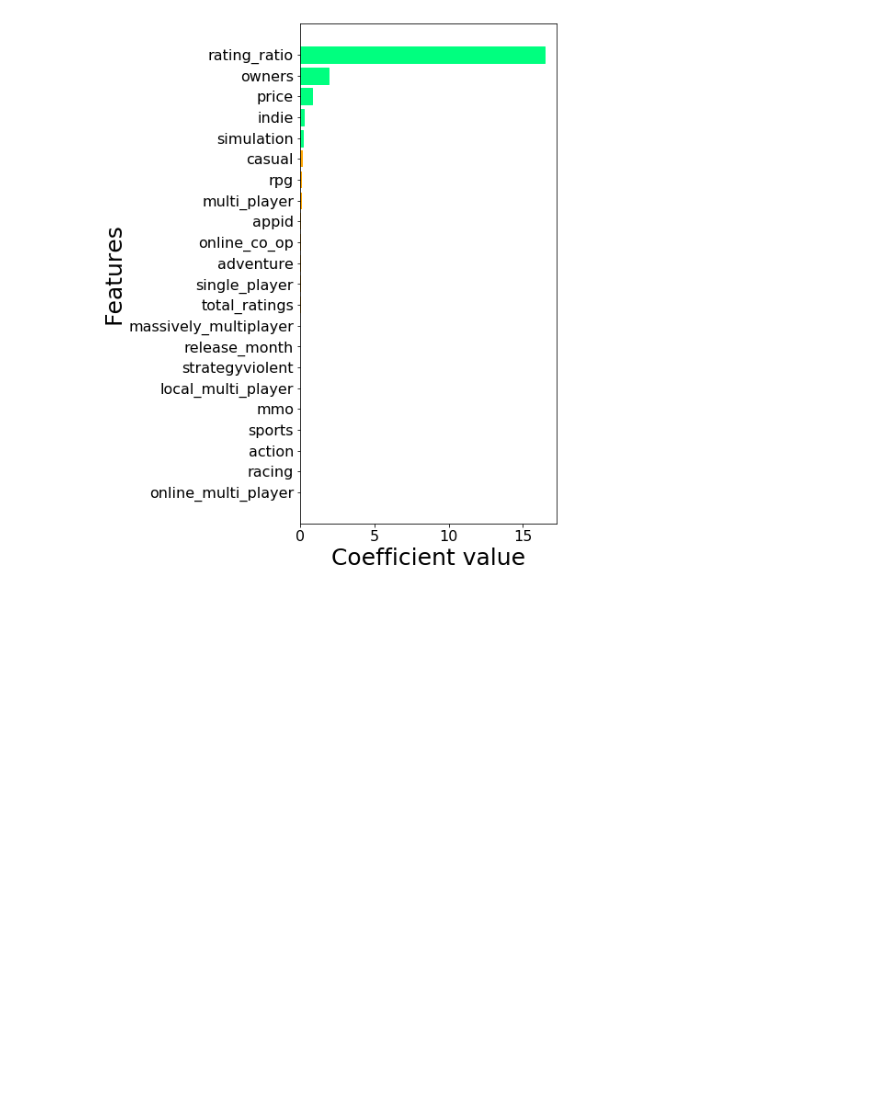
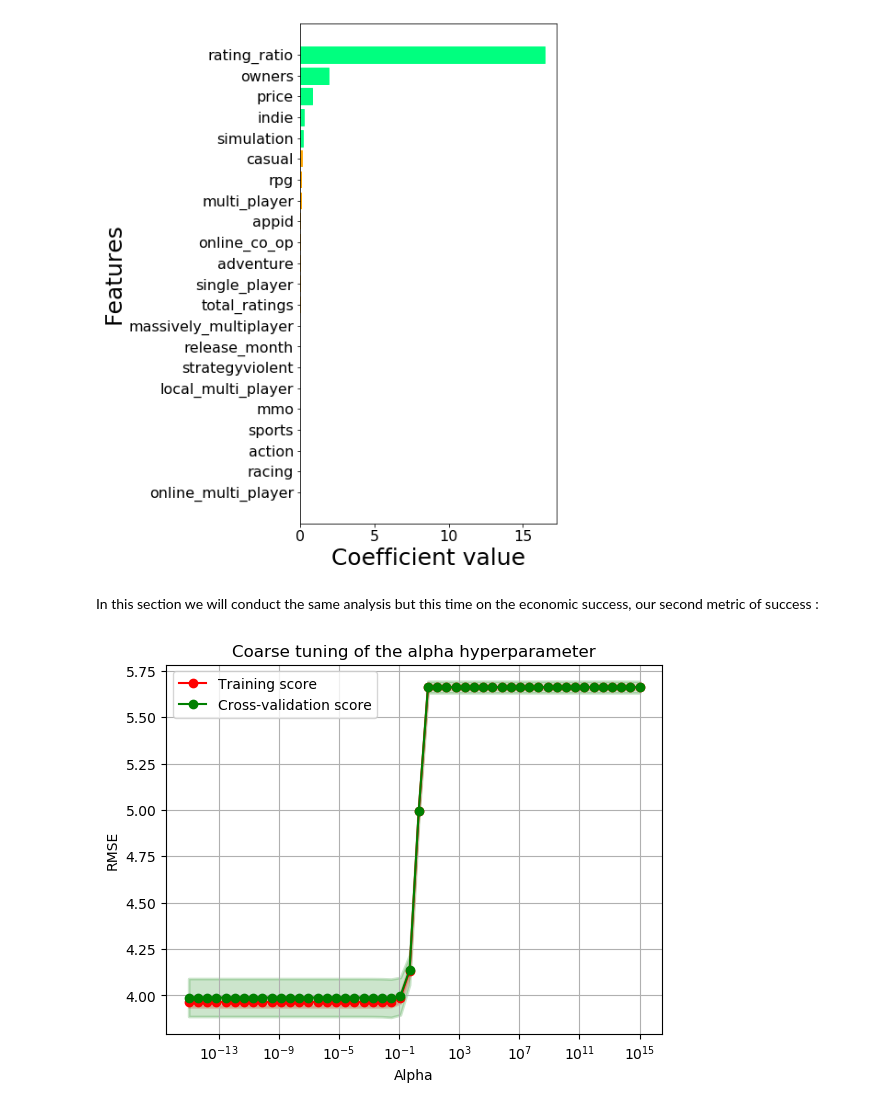
Before and after one commit to mikehdr/ntds_2019_team21, a Jupyter notebook: 4-exploration.ipynb, the cells around one changed output. Cells and saved outputs as stored; diff of their text form; code cells hidden in the pictures; blank space fills up the shorter version.

```diff
--- a/4-exploration.ipynb
+++ b/4-exploration.ipynb
@@ -495,3 +494,14 @@ plt.savefig('Figures/rating_feat.png', bbox_inches="tight")
 plt.show()
 # %% [output]
 [figure]
+# %% [markdown]
+In this section we will conduct the same analysis but this time on the economic success, our second metric of success :
+# %%
+alpha_range = np.logspace(-15, 15, 50)
+
+train_scores_val_l, cv_scores_val_l = validation_curve(lasso_pipeline, X_train, y_train['economic_success'], param_name="lasso__alpha",
+                                                       param_range=alpha_range, cv=5, scoring=MSE,n_jobs = -1)
+plot_validation_curve(np.sqrt(train_scores_val_l),np.sqrt(cv_scores_val_l), alpha_range,
+                      'log','Coarse tuning of the alpha hyperparameter', 'RMSE', 'Alpha')
+# %% [output]
+[figure, added]
```
Also changed, not shown: parts of 10 cells of this notebook.
